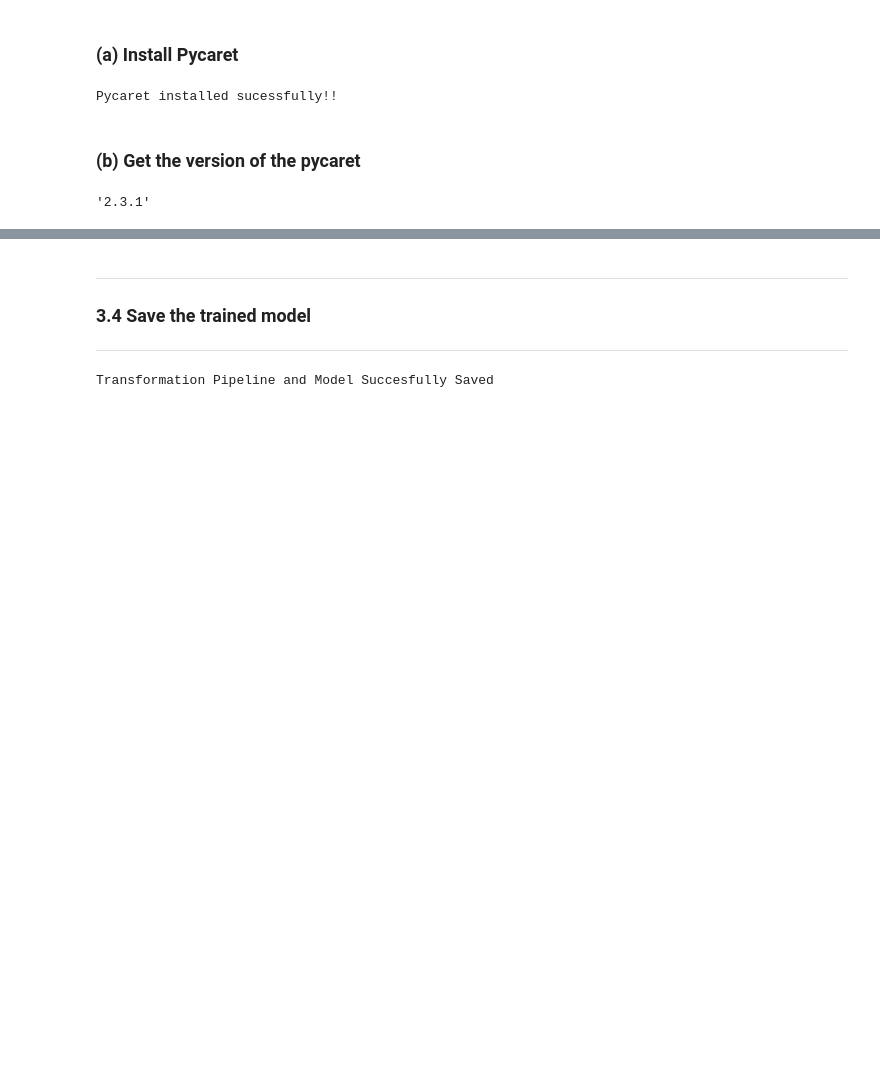
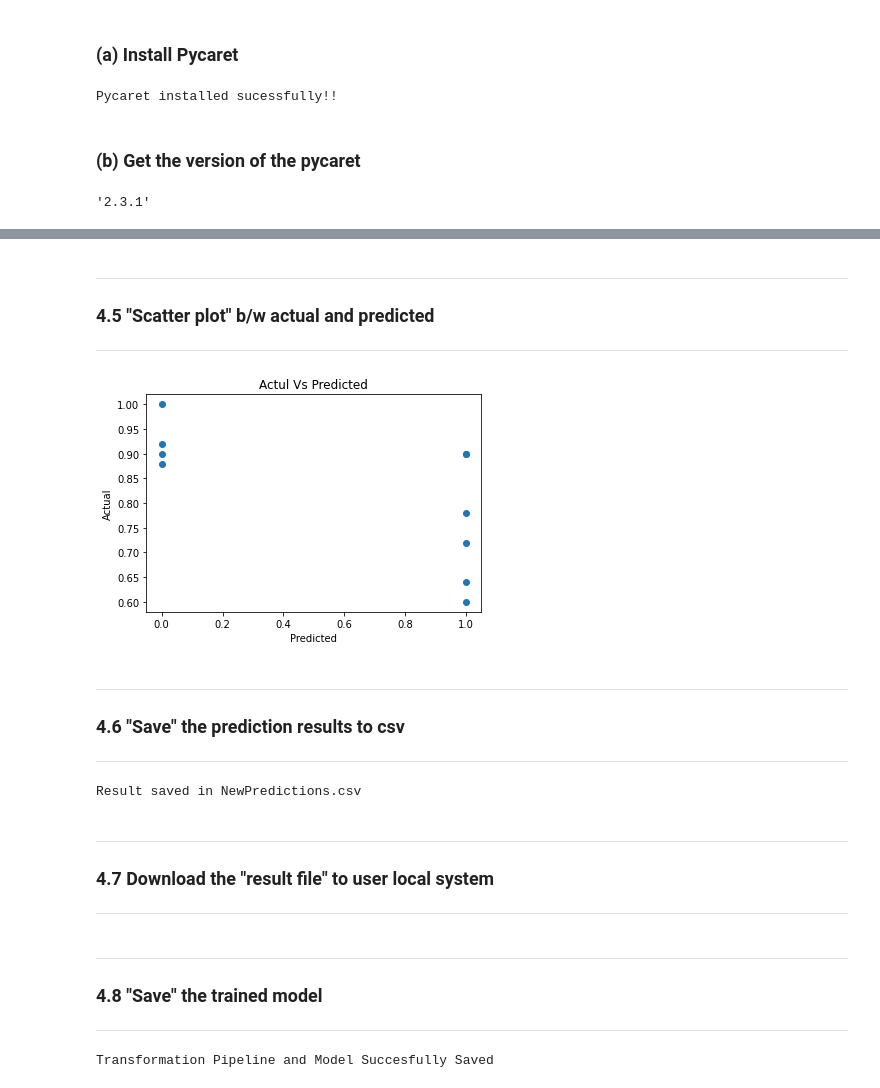
Before and after one commit to psrana/Machine-Learning-using-PyCaret, a Jupyter notebook: 02_PyCaret_for_Classification_with_Results.ipynb, the cells around one changed output, grey strips where cells are left out. Saved outputs shown, nothing was run; the diff lists cells and outputs as text; code cells hidden in the pictures; blank space fills up the shorter version.

```diff
--- a/02_PyCaret_for_Classification_with_Results.ipynb
+++ b/02_PyCaret_for_Classification_with_Results.ipynb
@@ -421,0 +449,3 @@ Documentation on Pycaret-Classification: <a href="https://pycaret.org/Classifica
+# %%
+newPredictions = predict_model(rfModel, data = newDataSet)
+newPredictions
@@ -421,0 +464,31 @@ Documentation on Pycaret-Classification: <a href="https://pycaret.org/Classifica
+# %% [markdown]
+---
+### **4.5 "Scatter plot" b/w actual and predicted**
+---
+# %%
+import matplotlib.pyplot as plt
+
+predicted = newPredictions.iloc[:,-1]     # Last column
+actual = newPredictions.iloc[:,-2]        # 2nd last column
+
+plt.scatter(actual, predicted)
+plt.xlabel('Predicted')
+plt.ylabel('Actual')
+plt.title('Actul Vs Predicted')
+plt.savefig("result-scatter-plot.jpg", dpi=300)
+plt.show()
+# %% [output]
+[figure, added]
+# %% [markdown]
+---
+### **4.6 "Save" the prediction results to csv**
+---
+# %%
+newPredictions.to_csv("NewPredictions.csv")
+print("Result saved in NewPredictions.csv")
+# %% [output]
+Result saved in NewPredictions.csv
+# %% [markdown]
+---
+### **4.7 Download the "result file" to user local system**
+---
@@ -422,6 +498,6 @@ Documentation on Pycaret-Classification: <a href="https://pycaret.org/Classifica
 # %% [markdown]
 ---
-### **3.4 Save the trained model**
+### **4.8 "Save" the trained model**
 ---
 # %%
 sm = save_model(rfModel, 'rfModelFile')
```
Also changed, not shown: parts of 96 cells of this notebook.
